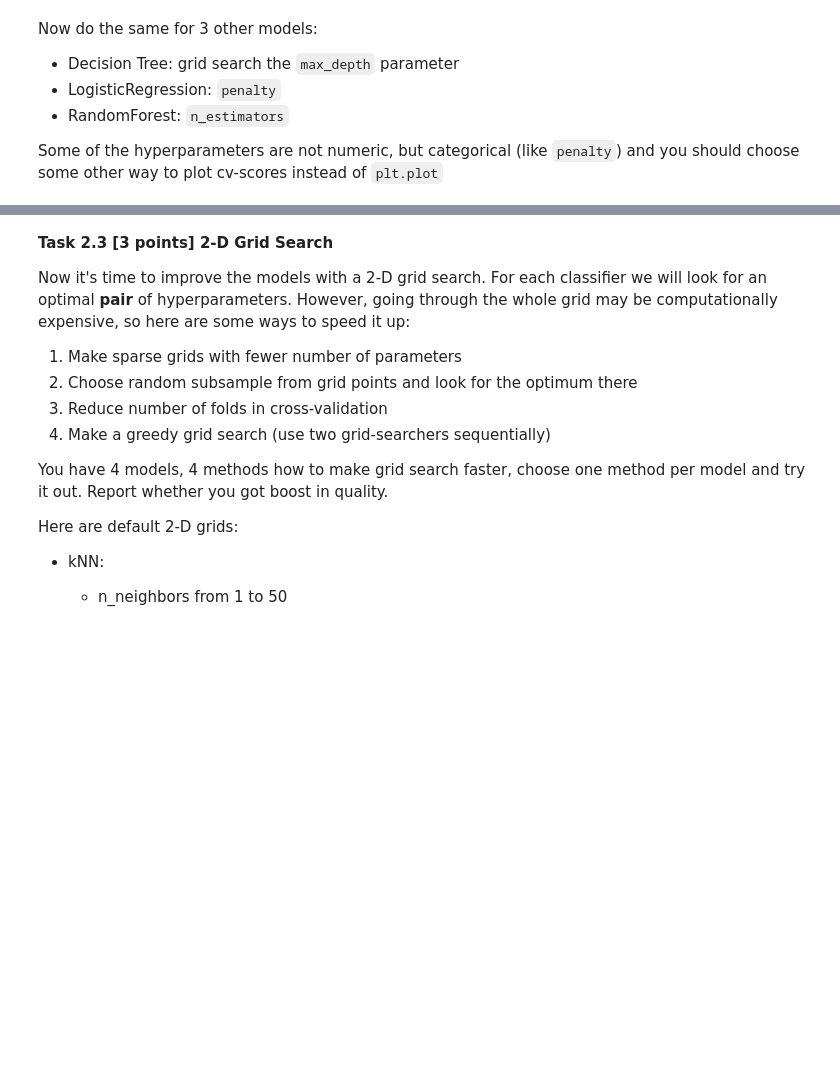
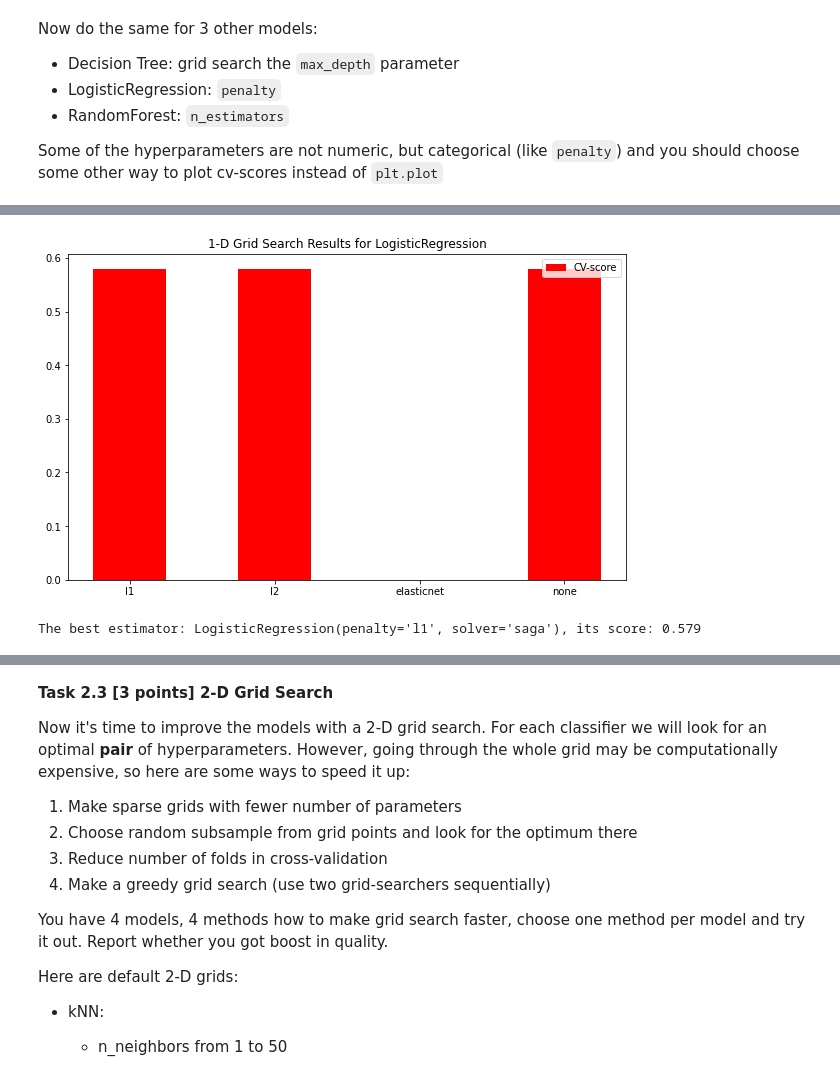
Before and after one commit to eugeuie/machine-learning, a Jupyter notebook: homework_2_feature_selection_gridsearch/2021_lab02_m103_Abdullaeva_Evgenia.ipynb, the cells around one changed output, grey strips where cells are left out. Saved outputs shown, nothing was run; the diff lists cells and outputs as text; code cells hidden in the pictures; blank space fills up the shorter version.

```diff
--- a/homework_2_feature_selection_gridsearch/2021_lab02_m103_Abdullaeva_Evgenia.ipynb
+++ b/homework_2_feature_selection_gridsearch/2021_lab02_m103_Abdullaeva_Evgenia.ipynb
@@ -493,0 +526,8 @@ Some of the hyperparameters are not numeric, but categorical (like `penalty`) an
+# %%
+lr_clf = LogisticRegression(solver='saga')
+lr_grid = {
+    "penalty": ['l1', 'l2', 'elasticnet', 'none']
+}
+# %%
+lr_grid_searcher = GridSearchCV(lr_clf, lr_grid, cv=5, return_train_score=True)
+lr_grid_searcher.fit(X_train, y_train)
@@ -493,0 +553,27 @@ Some of the hyperparameters are not numeric, but categorical (like `penalty`) an
+# %%
+means = lr_grid_searcher.cv_results_['mean_test_score']
+stds = lr_grid_searcher.cv_results_['std_test_score']
+# %%
+plt.figure(figsize=(10, 6))
+xs = lr_grid_searcher.param_grid["penalty"]
+# plt.plot(xs, means, label="CV-score", color='red')
+plt.bar(xs, means, label="CV-score", width=0.5, color = 'red')
+# plt.fill_between(xs, means - 3 * stds, means + 3 * stds, label='variance')
+plt.legend(loc='upper right')
+plt.title('1-D Grid Search Results for LogisticRegression')
+plt.show()
+
+# plt.figure(figsize=(12,4))
+# plt.bar(default_x, model_coefs, label=model_lr_sc, width=0.5, color = 'red')
+# plt.xticks(default_x)
+# plt.xlabel('Coefficient Index')
+# plt.ylabel('Coefficient Magnitude')
+# plt.legend(loc='upper right')
+# plt.grid()
+# plt.show()
+# %% [output]
+[figure, added]
+# %%
+print('The best estimator: {}, its score: {:.3f}'.format(lr_grid_searcher.best_estimator_, lr_grid_searcher.best_score_))
+# %% [output]
+The best estimator: LogisticRegression(penalty='l1', solver='saga'), its score: 0.579
```
Also changed, not shown: parts of 20 cells of this notebook.
